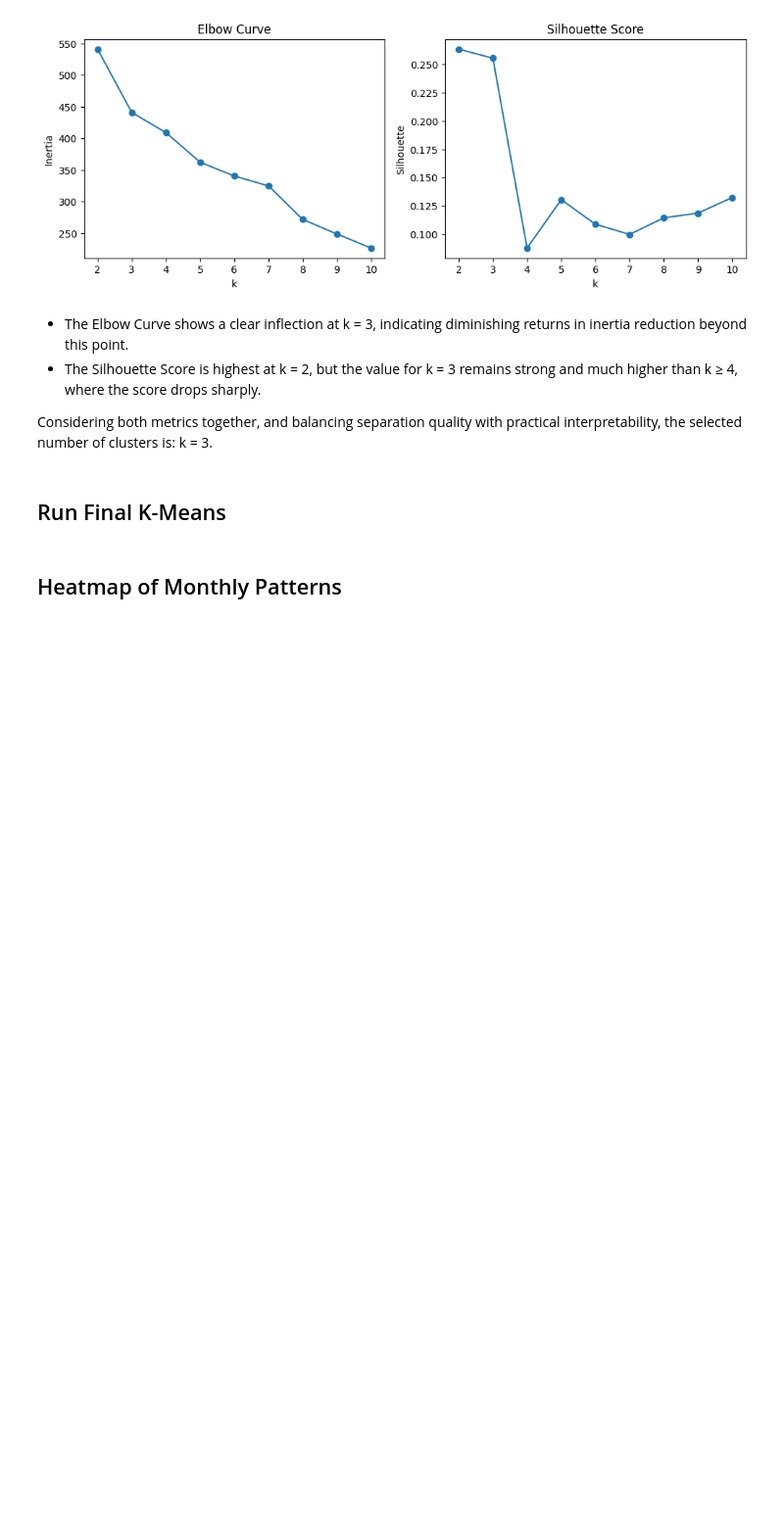
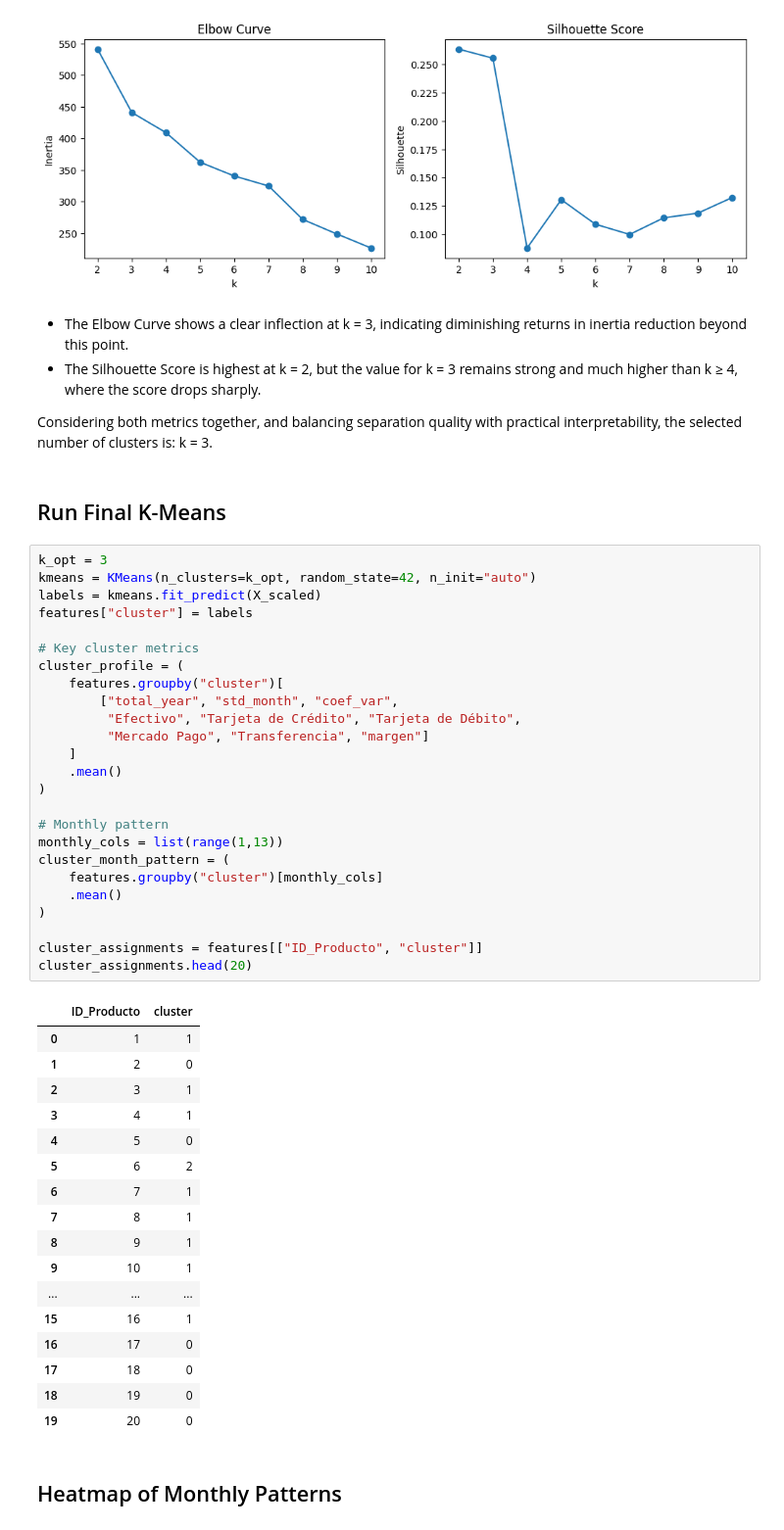
Before and after one commit to SofiaAngelaKnutas/reto_ma2003b, a Jupyter notebook: notebooks/segmentation_and_clustering.ipynb, the cells around one changed output. Shown: that part at 98% size. Drawn from its saved outputs; the diff is of its cells as text; blank space fills up the shorter version.

```diff
--- a/notebooks/segmentation_and_clustering.ipynb
+++ b/notebooks/segmentation_and_clustering.ipynb
@@ -246,5 +247,48 @@ plt.show()
 Considering both metrics together, and balancing separation quality with practical interpretability, the selected number of clusters is: k = 3.
 # %% [markdown]
 ## Run Final K-Means
+# %%
+k_opt = 3
+kmeans = KMeans(n_clusters=k_opt, random_state=42, n_init="auto")
+labels = kmeans.fit_predict(X_scaled)
+features["cluster"] = labels
+
+# Key cluster metrics
+cluster_profile = (
+    features.groupby("cluster")[
+        ["total_year", "std_month", "coef_var",
+         "Efectivo", "Tarjeta de Crédito", "Tarjeta de Débito",
+         "Mercado Pago", "Transferencia", "margen"]
+    ]
+    .mean()
+)
+
+# Monthly pattern
+monthly_cols = list(range(1,13))
+cluster_month_pattern = (
+    features.groupby("cluster")[monthly_cols]
+    .mean()
+)
+
+cluster_assignments = features[["ID_Producto", "cluster"]]
+cluster_assignments.head(20)
+# %% [output]
+|  | ID_Producto | cluster |
+| 0 | 1 | 1 |
+| 1 | 2 | 0 |
+| 2 | 3 | 1 |
+| 3 | 4 | 1 |
+| 4 | 5 | 0 |
+| 5 | 6 | 2 |
+| 6 | 7 | 1 |
+| 7 | 8 | 1 |
+| 8 | 9 | 1 |
+| 9 | 10 | 1 |
+| ... | ... | ... |
+| 15 | 16 | 1 |
+| 16 | 17 | 0 |
+| 17 | 18 | 0 |
+| 18 | 19 | 0 |
+| 19 | 20 | 0 |
 # %% [markdown]
 ## Heatmap of Monthly Patterns
```
Also changed, not shown: parts of 3 cells of this notebook.
